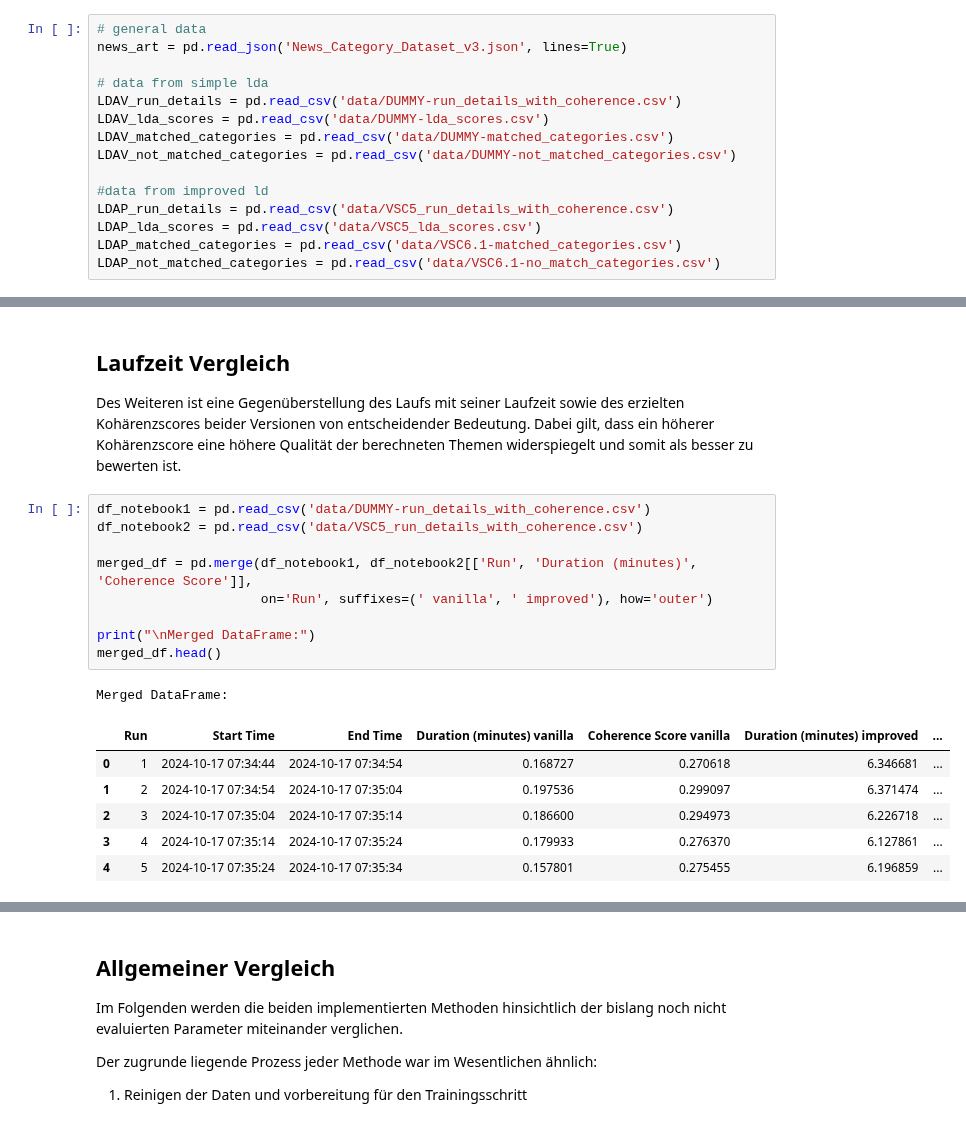
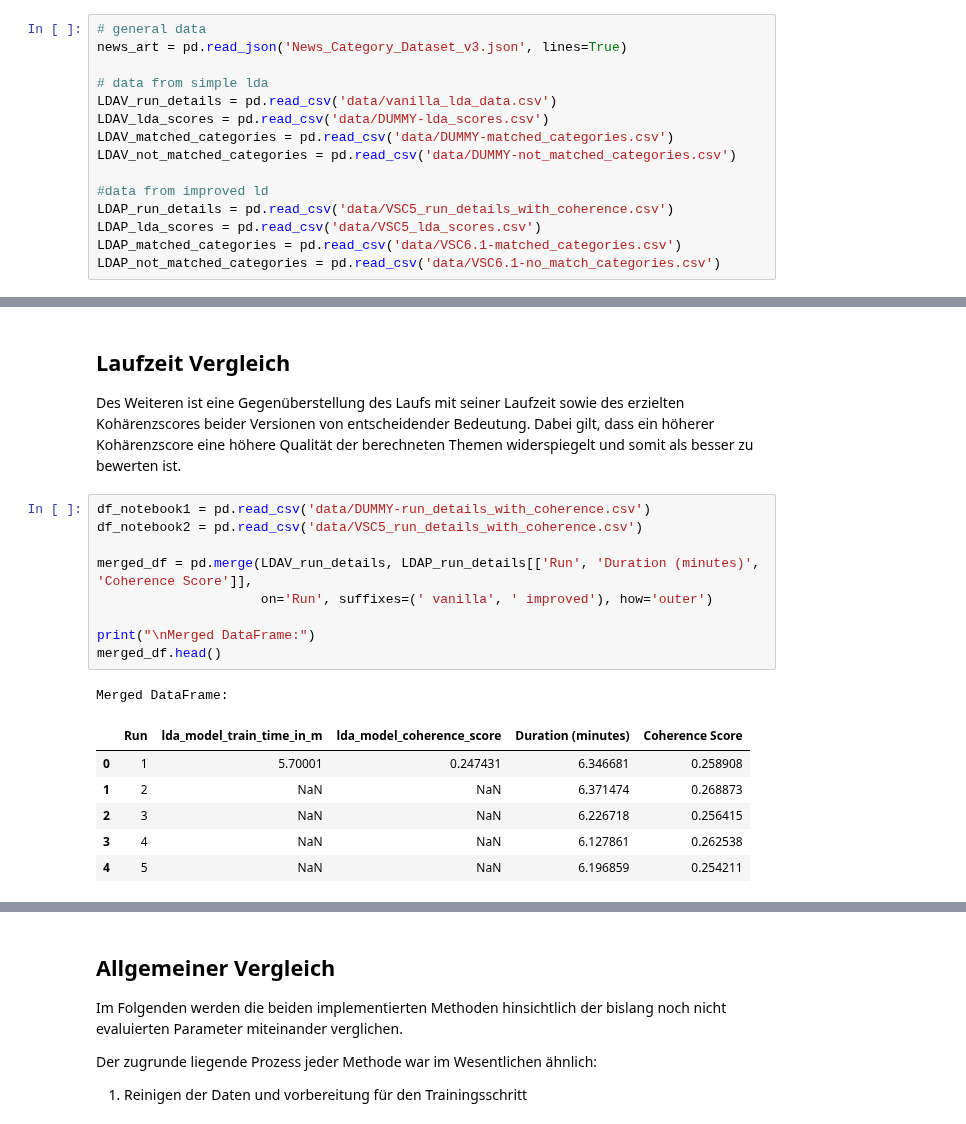
Before and after one commit to NiklasElsaesser/bug-free-fishstick, a Jupyter notebook: Benchmarks&Visualizations.ipynb, the cells around one changed output, grey strips where cells are left out. Saved outputs shown, nothing was run; the diff lists cells and outputs as text.

```diff
--- a/Benchmarks&Visualizations.ipynb
+++ b/Benchmarks&Visualizations.ipynb
@@ -46,7 +47,7 @@ Im Folgenden werden die in einem der beiden LDAs vorliegenden Daten für eine sp
 news_art = pd.read_json('News_Category_Dataset_v3.json', lines=True)
 
 # data from simple lda
-LDAV_run_details = pd.read_csv('data/DUMMY-run_details_with_coherence.csv')
+LDAV_run_details = pd.read_csv('data/vanilla_lda_data.csv')
 LDAV_lda_scores = pd.read_csv('data/DUMMY-lda_scores.csv')
 LDAV_matched_categories = pd.read_csv('data/DUMMY-matched_categories.csv')
 LDAV_not_matched_categories = pd.read_csv('data/DUMMY-not_matched_categories.csv')
@@ -311,20 +318,20 @@ Des Weiteren ist eine Gegenüberstellung des Laufs mit seiner Laufzeit sowie des
 # %%
 df_notebook1 = pd.read_csv('data/DUMMY-run_details_with_coherence.csv')
 df_notebook2 = pd.read_csv('data/VSC5_run_details_with_coherence.csv')
 
-merged_df = pd.merge(df_notebook1, df_notebook2[['Run', 'Duration (minutes)', 'Coherence Score']],
+merged_df = pd.merge(LDAV_run_details, LDAP_run_details[['Run', 'Duration (minutes)', 'Coherence Score']],
                      on='Run', suffixes=(' vanilla', ' improved'), how='outer')
 
 print("\nMerged DataFrame:")
 merged_df.head()
 # %% [output]
 Merged DataFrame:
-|  | Run | Start Time | End Time | Duration (minutes) vanilla | Coherence Score vanilla | Duration (minutes) improved | ... |
-| 0 | 1 | 2024-10-17 07:34:44 | 2024-10-17 07:34:54 | 0.168727 | 0.270618 | 6.346681 | ... |
-| 1 | 2 | 2024-10-17 07:34:54 | 2024-10-17 07:35:04 | 0.197536 | 0.299097 | 6.371474 | ... |
-| 2 | 3 | 2024-10-17 07:35:04 | 2024-10-17 07:35:14 | 0.186600 | 0.294973 | 6.226718 | ... |
-| 3 | 4 | 2024-10-17 07:35:14 | 2024-10-17 07:35:24 | 0.179933 | 0.276370 | 6.127861 | ... |
-| 4 | 5 | 2024-10-17 07:35:24 | 2024-10-17 07:35:34 | 0.157801 | 0.275455 | 6.196859 | ... |
+|  | Run | lda_model_train_time_in_m | lda_model_coherence_score | Duration (minutes) | Coherence Score |
+| 0 | 1 | 5.70001 | 0.247431 | 6.346681 | 0.258908 |
+| 1 | 2 | NaN | NaN | 6.371474 | 0.268873 |
+| 2 | 3 | NaN | NaN | 6.226718 | 0.256415 |
+| 3 | 4 | NaN | NaN | 6.127861 | 0.262538 |
+| 4 | 5 | NaN | NaN | 6.196859 | 0.254211 |
 # %%
 import matplotlib.pyplot as plt
 
```
Also changed, not shown: parts of 6 cells of this notebook.
